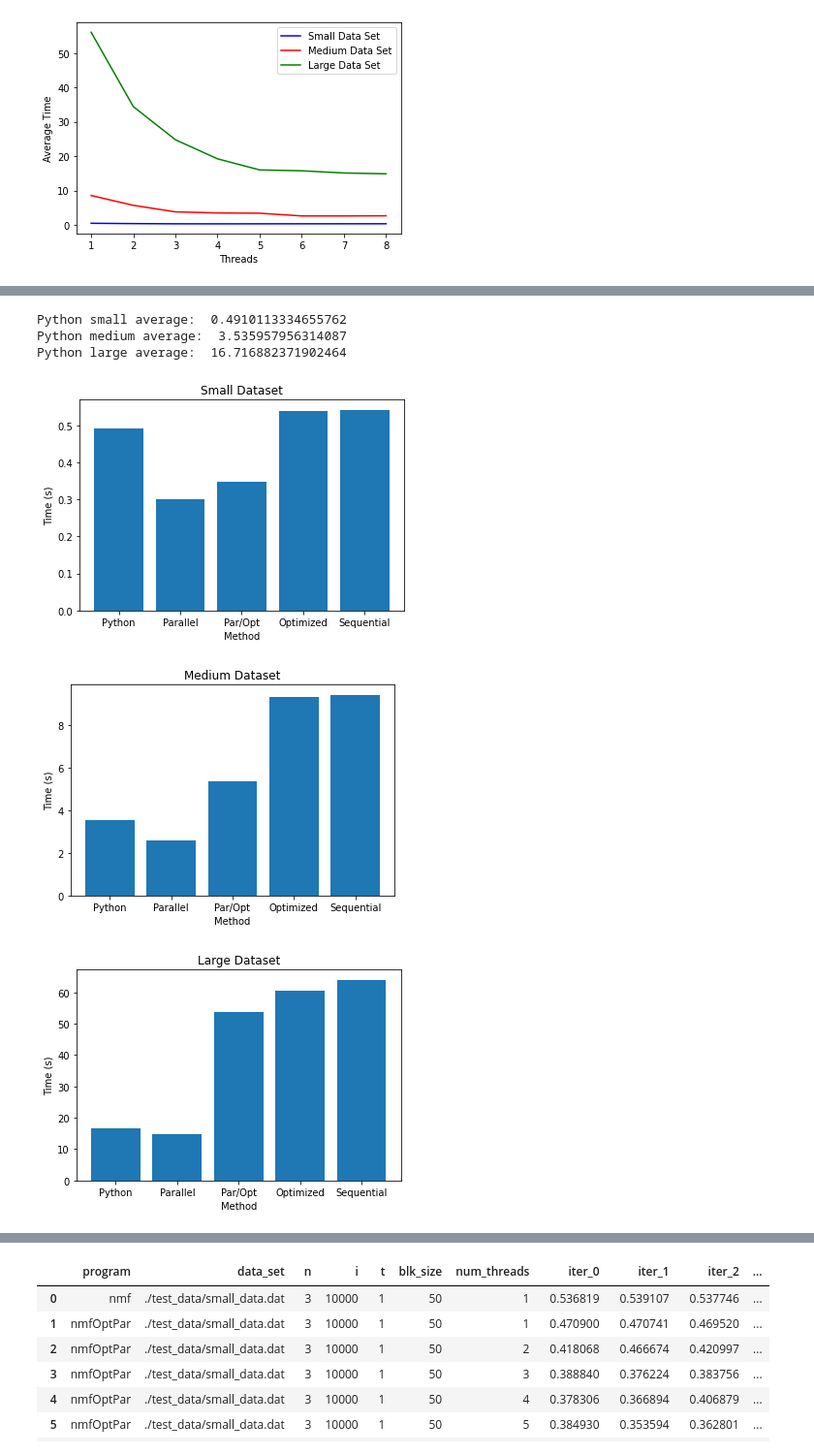
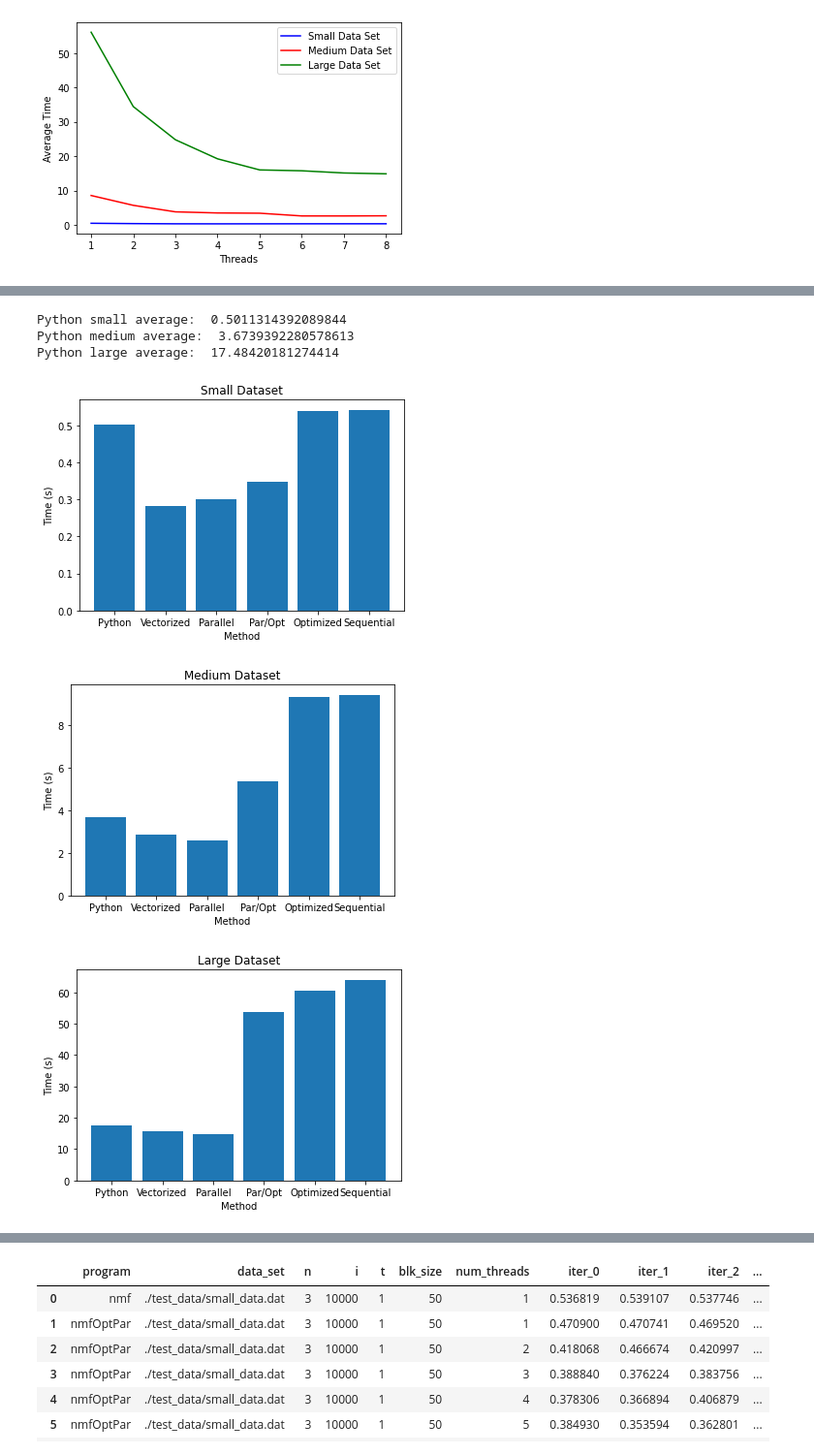
Before and after one commit to NFabrizio/NMF, a Jupyter notebook: results.ipynb, the cells around one changed output, grey strips where cells are left out. Shown at 97% size. Drawn from its saved outputs; the diff is of its cells as text; code cells hidden in the pictures.

```diff
--- a/results.ipynb
+++ b/results.ipynb
@@ -963,9 +1155,9 @@ plt.show()
 # Now for the python runs - then a full compare
 # %%
 # running python results for the small dataset
-py_small = [0.5197911262512207, 0.5137181282043457, 0.48627352714538574, 0.48632144927978516, 0.48370981216430664, 0.4843480587005615, 0.48439550399780273]
-py_med = [3.4942641258239746, 3.6299102306365967, 3.503089189529419, 3.5162973403930664, 3.6888787746429443, 3.517646312713623, 3.5128467082977295]
-py_large = [17.66326594352722, 16.709167957305908, 16.58553910255432, 16.76421284675598, 16.728759765625, 16.628264904022217, 16.754006385803223]
+py_small = [0.5070266723632812, 0.4975881576538086, 0.5068199634552002, 0.4996986389160156, 0.49875521659851074, 0.4939727783203125, 0.5027952194213867]
+py_med = [3.6229870319366455, 3.685049533843994, 3.674145460128784, 3.7608730792999268, 3.7226624488830566, 3.590183734893799, 3.664851665496826]
+py_large = [18.093360900878906, 18.20493221282959, 17.50237727165222, 17.16765594482422, 17.54869842529297, 17.108916521072388, 17.056777715682983]
 
 # find the average of each array using the avg method
 py_small_avg = avg(py_small)
@@ -990,7 +1182,7 @@ small_opt_best = [0.541280, 0.538336, 0.536130, 0.545493, 0.538739, 0.535981, 0.
 med_opt_best = [9.436719, 9.219187, 9.301371, 9.387757, 9.340876, 9.539863, 9.269762] # block size of 500
 large_opt_best = [60.179979, 59.891246, 60.391118, 60.378669, 61.319627, 60.317667, 62.100910] #block size of 250
 
-# find the average of each array using the avg method
+# find the average of each array using the avg method nmfOpt
 small_opt_best_avg = avg(small_opt_best)
 med_opt_best_avg = avg(med_opt_best)
 large_opt_best_avg = avg(large_opt_best)
@@ -998,47 +1190,59 @@ large_opt_best_avg = avg(large_opt_best)
 small_par = [0.302140, 0.299616, 0.317576, 0.295622, 0.305130, 0.264368, 0.303575]
 med_par = [2.425450, 2.880328, 2.633770, 2.589878, 2.642531, 2.366323, 2.692747]
 large_par = [13.803959, 15.287172, 15.474498, 14.905076, 13.822916, 14.998416, 15.268944]
-# find the average of each array using the avg method
+
+# find the average of each array using the avg method - nmfPar
 small_par_avg = avg(small_par)
 med_par_avg = avg(med_par)
 large_par_avg = avg(large_par)
+
+
+small_vec = [0.289379, 0.270673, 0.289161, 0.278723, 0.278305, 0.278145, 0.307958] # 6 threads
+med_vec = [3.150169, 2.747831, 3.078705, 2.789775, 2.730838, 2.926628, 2.677735] # 7 threads
+large_vec = [16.198493, 15.477129, 16.894778, 15.588550, 15.576585, 15.494660, 15.266124] # 7 threads
+
+# find the average of each array using the avg method - nmfVec
+small_vec_avg = avg(small_vec)
+med_vec_avg = avg(med_vec)
+large_vec_avg = avg(large_vec)
+
 
 small_opt_par = [0.350885, 0.334313, 0.338852, 0.359696, 0.345433, 0.338438, 0.371694] # 5 threads
 med_opt_par = [5.677002, 5.440500, 5.337732, 5.223539, 5.208664, 5.178352, 5.767380] # 6 threads
 large_opt_par = [54.155870, 53.513522, 54.114519, 53.965311, 52.672863, 53.001031, 53.366085] # 4 threads
 
-# find the average of each array using the avg method
+# find the average of each array using the avg method - nmfParOpt
 small_opt_par_avg = avg(small_opt_par)
 med_opt_par_avg = avg(med_opt_par)
 large_opt_par_avg = avg(large_opt_par)
 
 # plot a bar chart for the small dataset comparing the sequential, python, and optimized best
-plt.bar([1, 2, 3, 4, 5], [py_small_avg, small_par_avg, small_opt_par_avg, small_opt_best_avg, small_seq_avg], tick_label=['Python', 'Parallel', 'Par/Opt', 'Optimized', 'Sequential'])
+plt.bar([1, 2, 3, 4, 5, 6], [py_small_avg, small_vec_avg, small_par_avg, small_opt_par_avg, small_opt_best_avg, small_seq_avg], tick_label=['Python', 'Vectorized', 'Parallel', 'Par/Opt', 'Optimized', 'Sequential'])
 plt.title('Small Dataset')
 plt.xlabel('Method')
 plt.ylabel('Time (s)')
 plt.show()
 
 # plot a bar chart for the medium dataset comparing the sequential, python, and optimized best
-plt.bar([1, 2, 3, 4, 5], [py_med_avg, med_par_avg, med_opt_par_avg, med_opt_best_avg, med_seq_avg], tick_label=['Python', 'Parallel', 'Par/Opt', 'Optimized', 'Sequential'])
+plt.bar([1, 2, 3, 4, 5, 6], [py_med_avg, med_vec_avg, med_par_avg, med_opt_par_avg, med_opt_best_avg, med_seq_avg], tick_label=['Python', 'Vectorized', 'Parallel', 'Par/Opt', 'Optimized', 'Sequential'])
 plt.title('Medium Dataset')
 plt.xlabel('Method')
 plt.ylabel('Time (s)')
 plt.show()
 
 # plot a bar chart for the large dataset comparing the sequential, python, and optimized best
-plt.bar([1, 2, 3, 4, 5], [py_large_avg, large_par_avg, large_opt_par_avg, large_opt_best_avg, large_seq_avg], tick_label=['Python', 'Parallel', 'Par/Opt', 'Optimized', 'Sequential'])
+plt.bar([1, 2, 3, 4, 5, 6], [py_large_avg, large_vec_avg, large_par_avg, large_opt_par_avg, large_opt_best_avg, large_seq_avg], tick_label=['Python', 'Vectorized', 'Parallel', 'Par/Opt', 'Optimized', 'Sequential'])
 plt.title('Large Dataset')
 plt.xlabel('Method')
 plt.ylabel('Time (s)')
 plt.show()
 # %% [output]
-Python small average:  0.4910113334655762
-Python medium average:  3.535957956314087
-Python large average:  16.716882371902464
+Python small average:  0.5011314392089844
+Python medium average:  3.6739392280578613
+Python large average:  17.48420181274414
-[figure, old version]
+[figure, new version]
-[figure, old version]
+[figure, new version]
-[figure, old version]
+[figure, new version]
 # %%
 # Averages for each method and dataset size
 data = {
```
Also changed, not shown: parts of 36 cells of this notebook.
